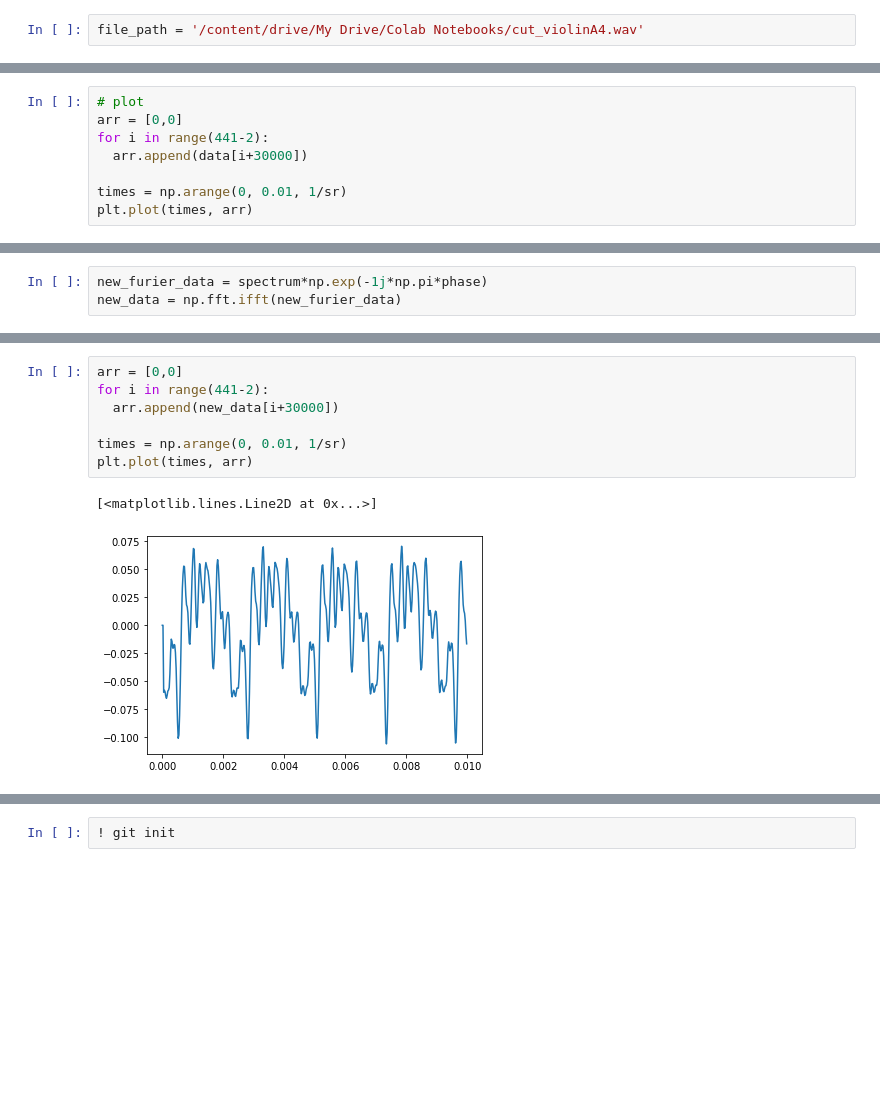
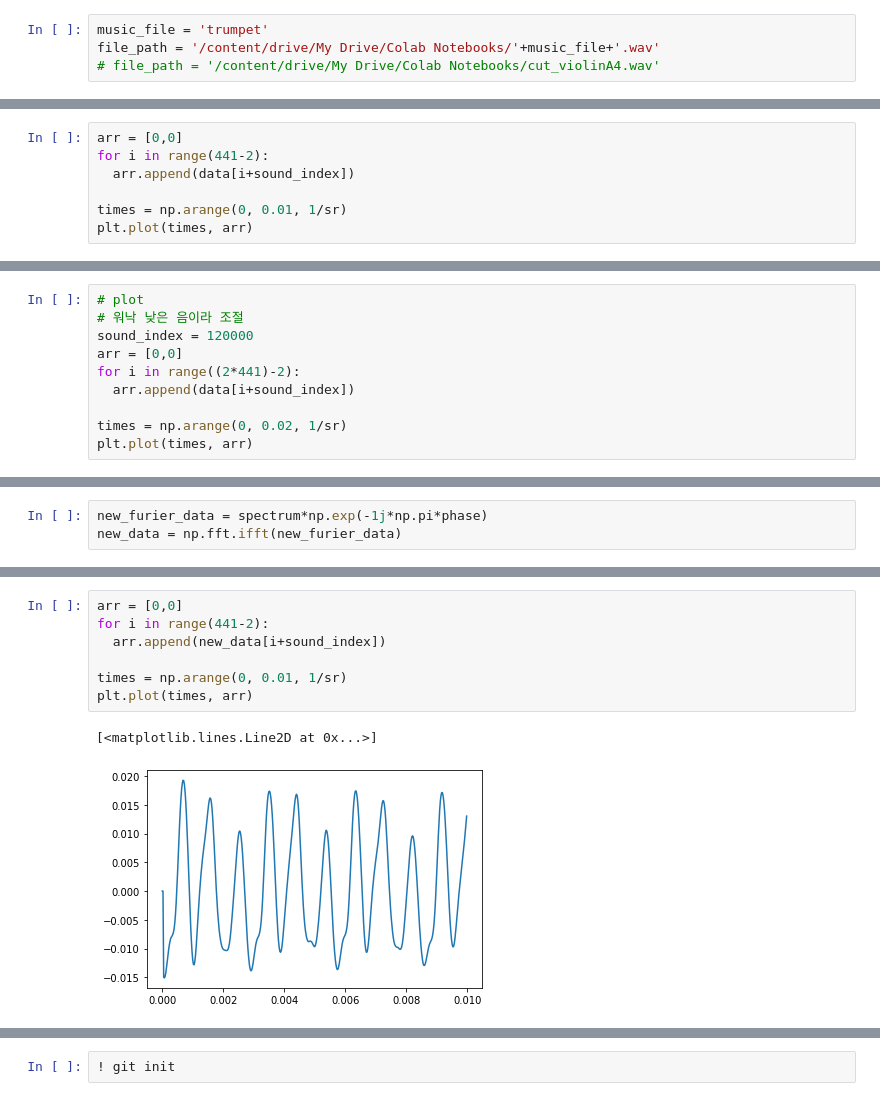
Before and after one commit to ysy2000/github-slideshow, a Jupyter notebook: sound_randomize!.ipynb, the cells around one changed output, grey strips where cells are left out. Cells and saved outputs as stored; diff of their text form; blank space fills up the shorter version.

```diff
--- a/sound_randomize!.ipynb
+++ b/sound_randomize!.ipynb
@@ -17,7 +17,9 @@ drive.mount('/content/drive')
 # %% [output]
 Mounted at /content/drive
 # %%
-file_path = '/content/drive/My Drive/Colab Notebooks/cut_violinA4.wav'
+music_file = 'trumpet'
+file_path = '/content/drive/My Drive/Colab Notebooks/'+music_file+'.wav'
+# file_path = '/content/drive/My Drive/Colab Notebooks/cut_violinA4.wav'
 # %%
 fig_size = (15, 10)
 data, sr = librosa.load(file_path, sr = None)
@@ -36,8 +38,7 @@ Text(0.5, 1.0, 'waveform')
 # %%
-# plot
 arr = [0,0]
 for i in range(441-2):
-  arr.append(data[i+30000])
+  arr.append(data[i+sound_index])
 
 times = np.arange(0, 0.01, 1/sr)
 plt.plot(times, arr)
@@ -46,0 +48,10 @@ plt.plot(times, arr)
+# %%
+# plot
+# 워낙 낮은 음이라 조절
+sound_index = 120000
+arr = [0,0]
+for i in range((2*441)-2):
+  arr.append(data[i+sound_index])
+
+times = np.arange(0, 0.02, 1/sr)
+plt.plot(times, arr)
@@ -142,10 +158,10 @@ Text(0.5, 1.0, 'waveform')
 # %%
 arr = [0,0]
 for i in range(441-2):
-  arr.append(new_data[i+30000])
+  arr.append(new_data[i+sound_index])
 
 times = np.arange(0, 0.01, 1/sr)
 plt.plot(times, arr)
 # %% [output]
 [<matplotlib.lines.Line2D at 0x...>]
-[figure, old version]
+[figure, new version]
```
Also changed, not shown: parts of 16 cells of this notebook.
